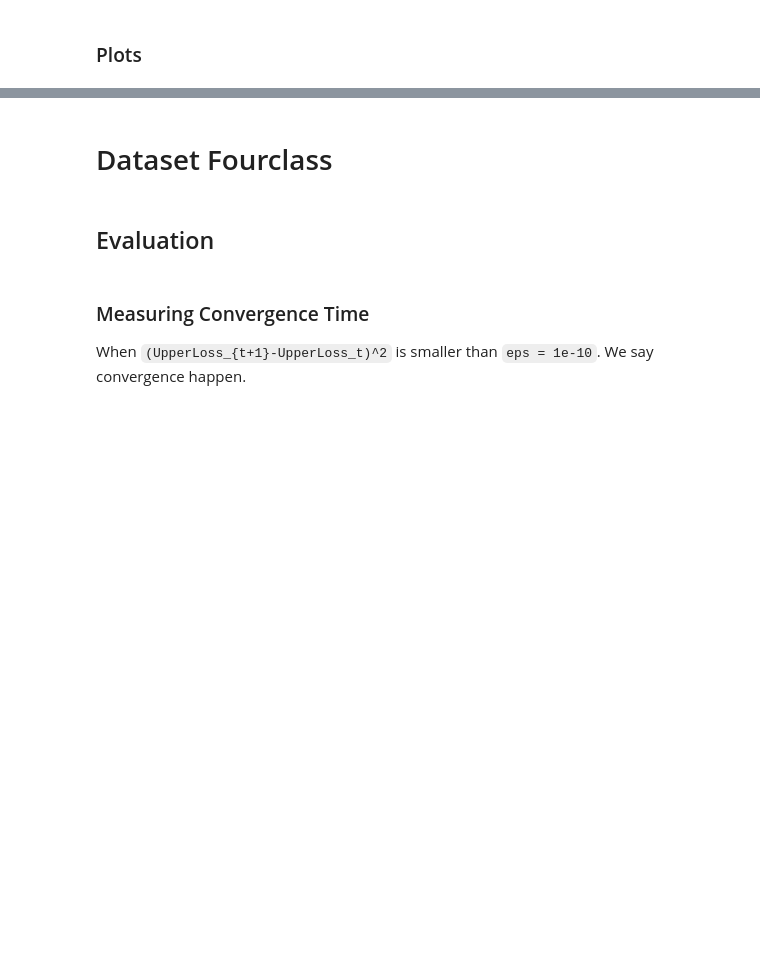
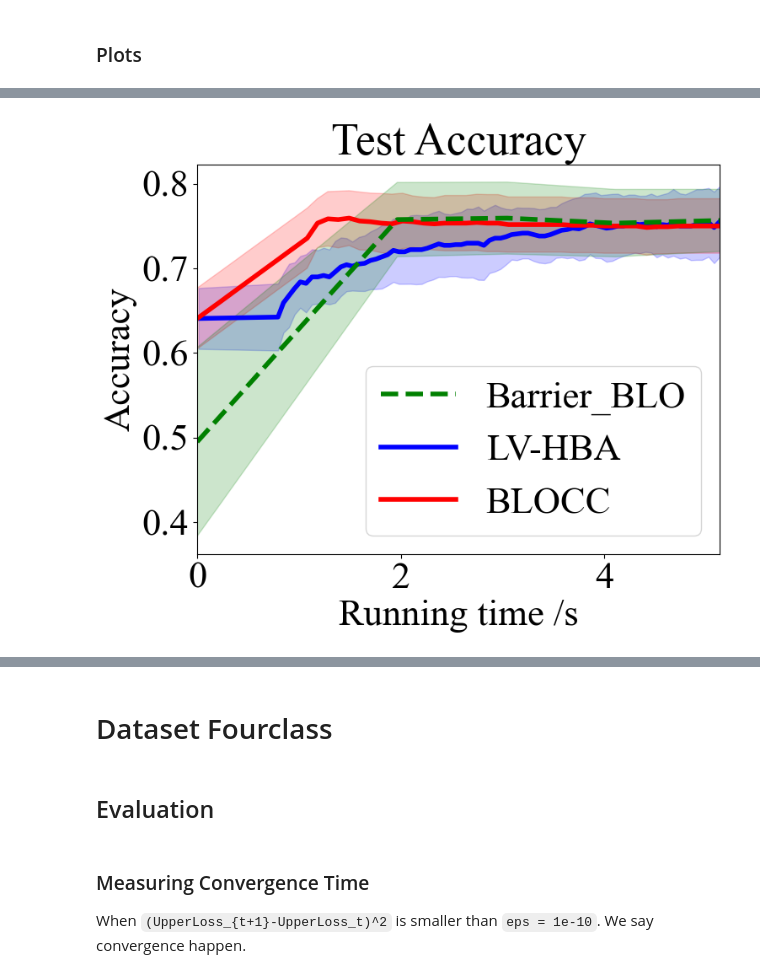
Before and after one commit to mepear/bilevel_ipm, a Jupyter notebook: hyperparam_opt/SVM_Tests_0701.ipynb, the cells around one changed output, grey strips where cells are left out. Cells and saved outputs as stored; diff of their text form; code cells hidden in the pictures; blank space fills up the shorter version.

```diff
--- a/hyperparam_opt/SVM_Tests_0701.ipynb
+++ b/hyperparam_opt/SVM_Tests_0701.ipynb
@@ -210,30 +307,35 @@ plt.savefig(results_path + 'val_accuracy_iteration.pdf', bbox_inches="tight")
 # %%
 plt.figure(figsize=(8,6))
 
-plt.plot(axis_lvhba,test_acc_lvhba.mean(0),'-',linewidth = 4, color = cmap(0),label="LV-HBA")
-plt.fill_between(axis_lvhba,test_acc_lvhba.mean(0)-test_acc_lvhba.std(0),test_acc_lvhba.mean(0)+test_acc_lvhba.std(0),color = cmap(0),alpha=0.2)
+plt.plot(axis_lvhba,test_acc_lvhba.mean(0),'-',linewidth = 4, color = 'b',label="LV-HBA")
+plt.fill_between(axis_lvhba,test_acc_lvhba.mean(0)-test_acc_lvhba.std(0),test_acc_lvhba.mean(0)+test_acc_lvhba.std(0),color = 'b',alpha=0.2)
 
-plt.plot(axis_gam,test_acc_ga.mean(0),'--',linewidth = 4, color = cmap(2),label="GAM")
-plt.fill_between(axis_gam,test_acc_ga.mean(0)-test_acc_ga.std(0),test_acc_ga.mean(0)+test_acc_ga.std(0),color = cmap(2),alpha=0.2)
+# plt.plot(axis_gam,test_acc_ga.mean(0),'--',linewidth = 4, color = cmap(2),label="GAM")
+# plt.fill_between(axis_gam,test_acc_ga.mean(0)-test_acc_ga.std(0),test_acc_ga.mean(0)+test_acc_ga.std(0),color = cmap(2),alpha=0.2)
 
 plt.plot(axis_blocc,test_acc_blocc.mean(0),'-',linewidth = 4, color = 'r',label="BLOCC")
 plt.fill_between(axis_blocc,test_acc_blocc.mean(0)-test_acc_blocc.std(0),test_acc_blocc.mean(0)+test_acc_blocc.std(0),color = 'r',alpha=0.2)
+
+plt.plot(axis_barrier_blo,test_acc_barrier_blo.mean(0),'--',linewidth = 4, color = 'g',label="Barrier_BLO")
+plt.fill_between(axis_barrier_blo,test_acc_barrier_blo.mean(0)-test_acc_barrier_blo.std(0),test_acc_barrier_blo.mean(0)+test_acc_barrier_blo.std(0),color = 'g',alpha=0.2)
 
 # Get the handles and labels
 handles, labels = plt.gca().get_legend_handles_labels()
 # Reorder the handles and labels as needed
 order = [2,0,1]
 ordered_handles = [handles[i] for i in order]
 ordered_labels = [labels[i] for i in order]
 # Create the legend with the new order
 plt.legend(ordered_handles, ordered_labels)
 
 plt.title('Test Accuracy')
 plt.xlabel('Running time /s')
 plt.ylabel("Accuracy")
 
 plt.xlim([0,axis_lvhba.max()])
 plt.savefig(results_path + 'test_accuracy_running_time.pdf', bbox_inches="tight")
+# %% [output]
+[figure, added]
 # %%
 plt.figure(figsize=(8,6))
 
```
Also changed, not shown: parts of 12 cells of this notebook, 2 other files.
